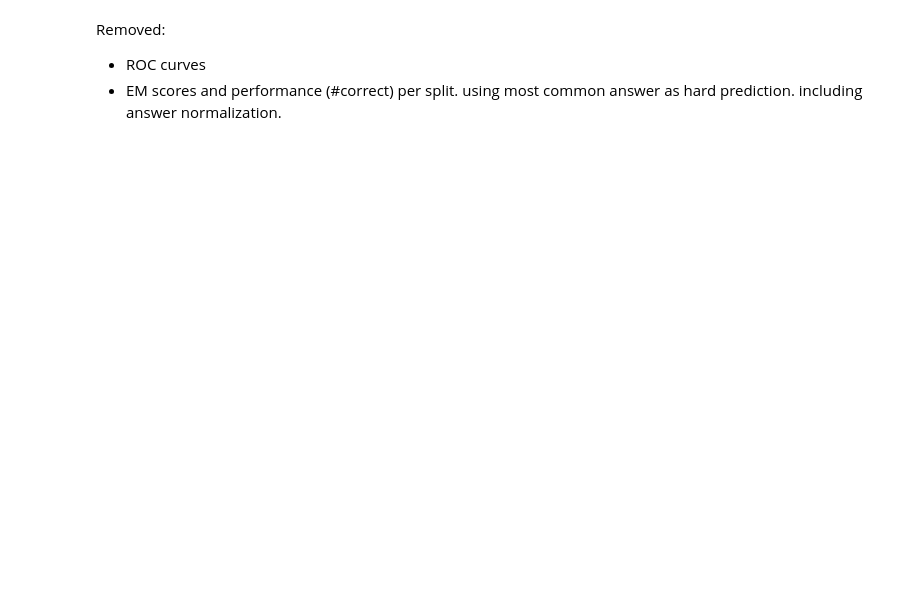
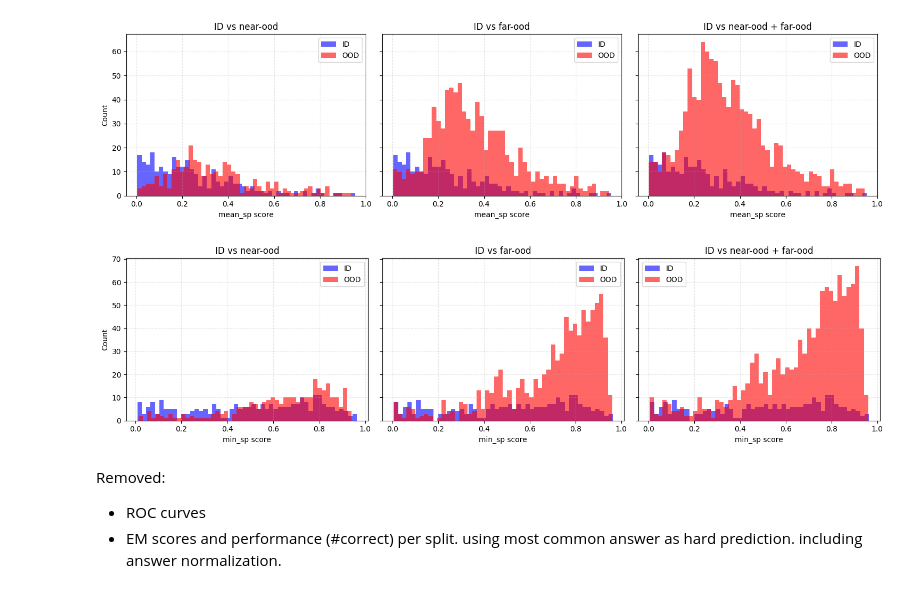
Before and after one commit to dries02/cbqa-ood, a Jupyter notebook: notebooks/results.ipynb, the cells around one changed output. Saved outputs shown, nothing was run; the diff lists cells and outputs as text; code cells hidden in the pictures; blank space fills up the shorter version.

```diff
--- a/notebooks/results.ipynb
+++ b/notebooks/results.ipynb
@@ -126,3 +156,31 @@ mcdropout-bertscore  0.649
+# %%
+def view_hist(dataset: str) -> None:
+    base = Path("../results")
+    suffix = "baselines.jsonl"
+    df = pd.read_json(base / dataset / suffix, lines=True)
+
+    for method in ("mean_sp", "min_sp"):
+        _, ax = plt.subplots(1, 3, figsize=(15, 4), sharey=True)
+
+        id_data = df[df["labels"] == "in"][method].to_numpy()
+        splits = (("near-ood",), ("far-ood",), ("near-ood", "far-ood"))
+        for idx, cols in enumerate(splits):
+            ood_data = df[df["labels"].isin(cols)][method].to_numpy()
+            ax[idx].hist(id_data, bins=50, alpha=0.6, color="blue", label="ID")
+            ax[idx].hist(ood_data, bins=50, alpha=0.6, color="red", label="OOD")
+            ax[idx].set_xlabel(f"{method} score")
+            ax[idx].set_ylabel("Count" if idx == 0 else "")
+            ax[idx].set_title(f"ID vs {' + '.join(cols)}")
+            ax[idx].legend()
+            ax[idx].grid(alpha=0.3, linestyle="--")
+
+        plt.tight_layout()
+        plt.show()
+
+view_hist("webquestions")
+# %% [output]
+[figure, added]
+[figure, added]
 # %% [markdown]
 Removed:
 - ROC curves
```
Also changed, not shown: parts of 5 cells of this notebook, 11 other files.
